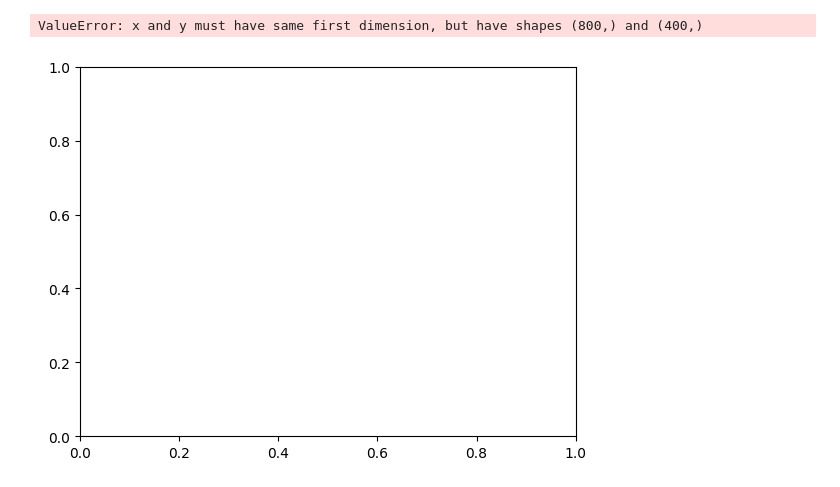
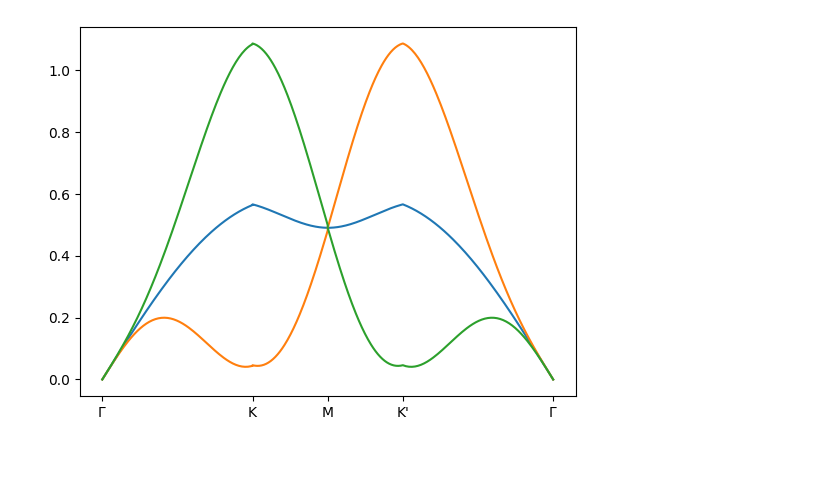
Before and after one commit to JYNi16/Magnon, a Jupyter notebook: MnPS3/monolayer_MnPS3.ipynb, the cells around one changed output. Saved outputs shown, nothing was run; the diff lists cells and outputs as text; code cells hidden in the pictures; blank space fills up the shorter version.

```diff
--- a/MnPS3/monolayer_MnPS3.ipynb
+++ b/MnPS3/monolayer_MnPS3.ipynb
@@ -34,7 +34,7 @@ lkm=Dist(K,M)
 lmk2=Dist(M,K2)
 lk2g=Dist(K2,G)
 
-lk = np.linspace(0,1,200)
+lk = np.linspace(0,1,100)
 xgk = lgk * lk
 xkm = lkm * lk + xgk[-1]
 xmk2 = lmk2 * lk + xkm[-1]
@@ -57,34 +57,33 @@ def E(K):
     f_2 = (f * np.conj(f)).real
     E = np.sqrt(round((3*J1-Keff)*(3*J1-Keff),6) - round(J1*J1*f_2,6))
     return E
 
 def E_DM(K):
     Keff = A * (2*S-1)/S
     f = np.exp(1.j*K.dot(a1)) + np.exp(1.j*K.dot(a2)) + np.exp(1.j*K.dot(a3))
     Dg = D2*2*(np.sin(K.dot(d1)) + np.sin(K.dot(d2)) + np.sin(K.dot(d3)))
     f_2 = (f * np.conj(f)).real
     E_p = np.sqrt(round((3*J1-Keff)*(3*J1-Keff),6) - round(J1*J1*f_2,6)) + Dg
     E_n = np.sqrt(round((3*J1-Keff)*(3*J1-Keff),6) - round(J1*J1*f_2,6)) - Dg
     return np.array([E_p, E_n])
 
 Eig_gk = np.array(list(map(E,kgk)))
 Eig_km = np.array(list(map(E,kkm)))
 Eig_mk2 = np.array(list(map(E,kmk2)))
 Eig_k2g = np.array(list(map(E,kk2g)))
 eig_1 = np.hstack((Eig_gk,Eig_km,Eig_mk2,Eig_k2g))
 
 Eig_gk_dm = np.array(list(map(E_DM,kgk)))
 Eig_km_dm = np.array(list(map(E_DM,kkm)))
 Eig_mk2_dm = np.array(list(map(E_DM,kmk2)))
 Eig_k2g_dm = np.array(list(map(E_DM,kk2g)))
 eig_1_dm = np.hstack((Eig_gk_dm[:,0],Eig_km_dm[:,0],Eig_mk2_dm[:,0],Eig_k2g_dm[:,0]))
 eig_2_dm = np.hstack((Eig_gk_dm[:,1],Eig_km_dm[:,1],Eig_mk2_dm[:,1],Eig_k2g_dm[:,1]))
 
 plt.plot(kpath, eig_1)
-# plt.plot(kpath, eig_1_dm)
-# plt.plot(kpath, eig_2_dm)
+plt.plot(kpath, eig_1_dm)
+plt.plot(kpath, eig_2_dm)
 plt.xticks(Node,[r'$\Gamma$','K','M',"K\'",r'$\Gamma$'])
 plt.show()
 # %% [output]
-ValueError: x and y must have same first dimension, but have shapes (800,) and (400,)
-[figure, old version]
+[figure, new version]
```
